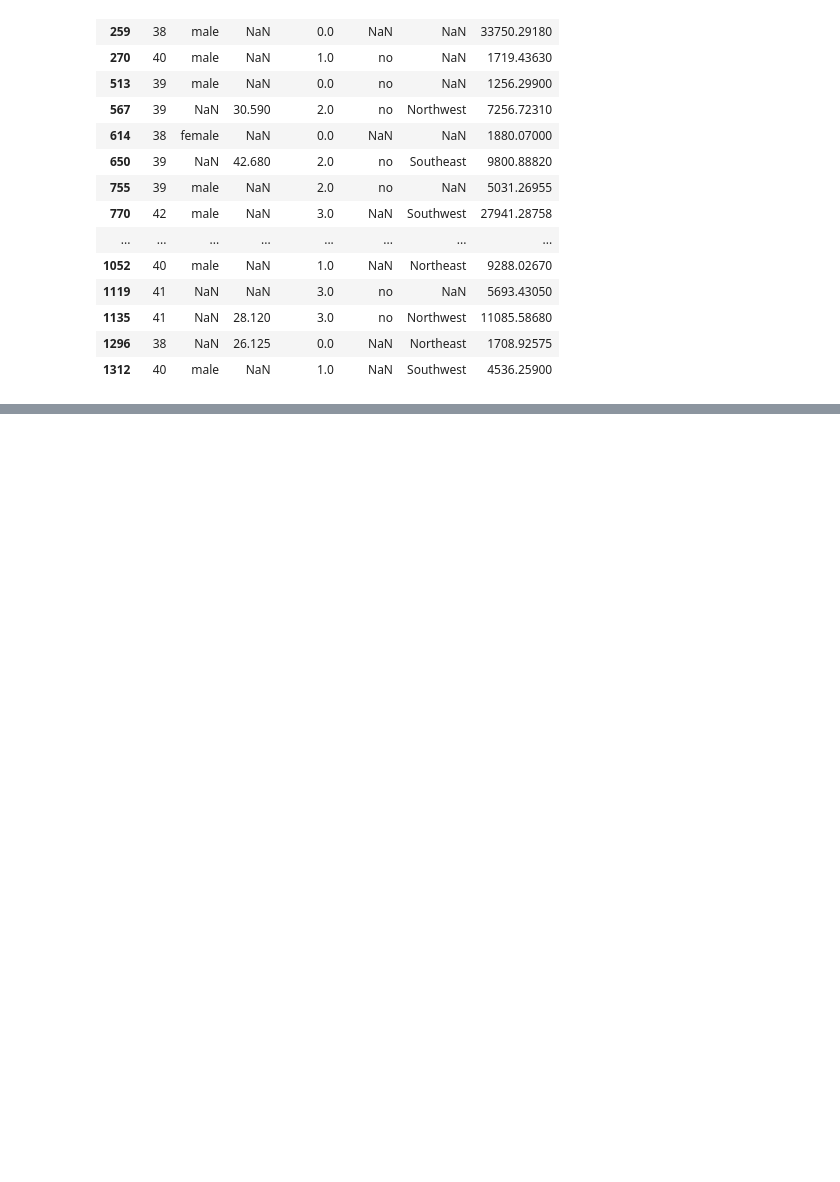
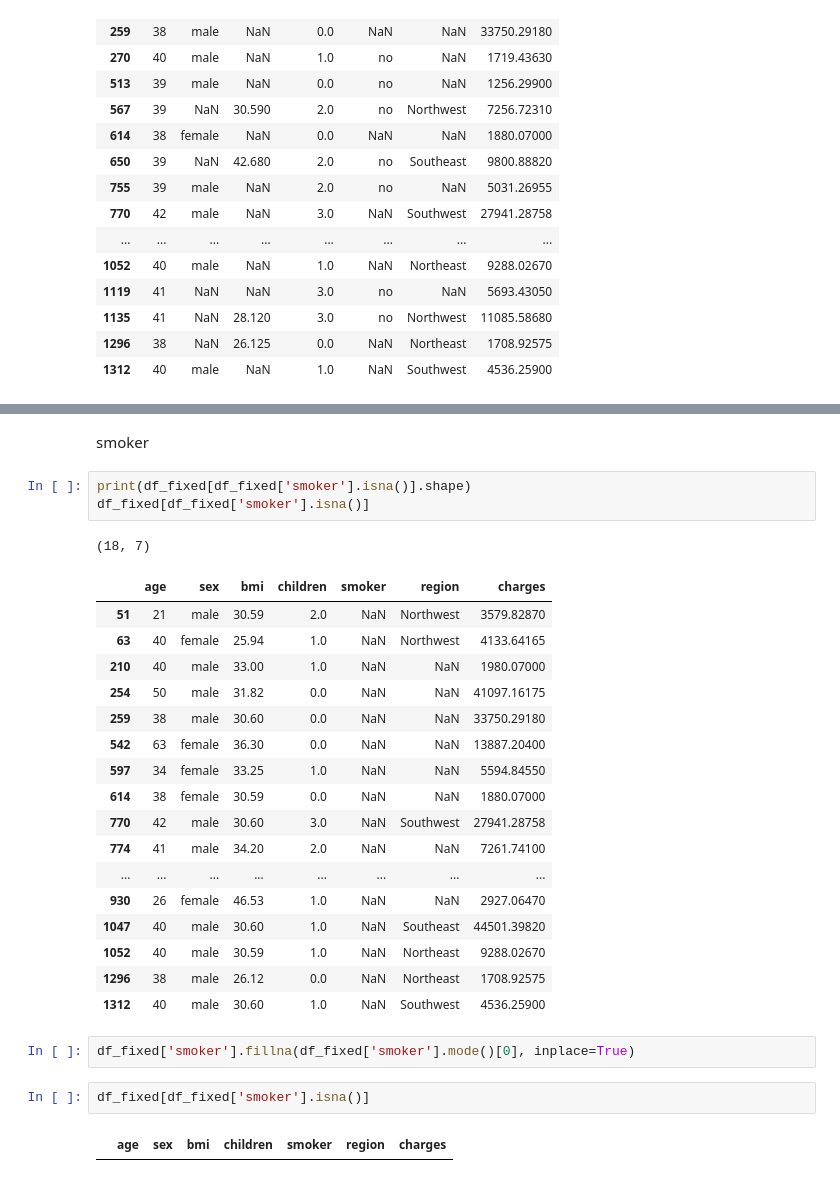
Before and after one commit to ferphy/Healthcare-Insurance-Costs-Regression, a Jupyter notebook: notebook.ipynb, the cells around one changed output, grey strips where cells are left out. Drawn from its saved outputs; the diff is of its cells as text; blank space fills up the shorter version.

```diff
--- a/notebook.ipynb
+++ b/notebook.ipynb
@@ -532,0 +742,30 @@ df_fixed.loc[index_age_wrong]
+# %% [markdown]
+smoker
+# %%
+print(df_fixed[df_fixed['smoker'].isna()].shape)
+df_fixed[df_fixed['smoker'].isna()]
+# %% [output]
+(18, 7)
+|  | age | sex | bmi | children | smoker | region | charges |
+| 51 | 21 | male | 30.59 | 2.0 | NaN | Northwest | 3579.82870 |
+| 63 | 40 | female | 25.94 | 1.0 | NaN | Northwest | 4133.64165 |
+| 210 | 40 | male | 33.00 | 1.0 | NaN | NaN | 1980.07000 |
+| 254 | 50 | male | 31.82 | 0.0 | NaN | NaN | 41097.16175 |
+| 259 | 38 | male | 30.60 | 0.0 | NaN | NaN | 33750.29180 |
+| 542 | 63 | female | 36.30 | 0.0 | NaN | NaN | 13887.20400 |
+| 597 | 34 | female | 33.25 | 1.0 | NaN | NaN | 5594.84550 |
+| 614 | 38 | female | 30.59 | 0.0 | NaN | NaN | 1880.07000 |
+| 770 | 42 | male | 30.60 | 3.0 | NaN | Southwest | 27941.28758 |
+| 774 | 41 | male | 34.20 | 2.0 | NaN | NaN | 7261.74100 |
+| ... | ... | ... | ... | ... | ... | ... | ... |
+| 930 | 26 | female | 46.53 | 1.0 | NaN | NaN | 2927.06470 |
+| 1047 | 40 | male | 30.60 | 1.0 | NaN | Southeast | 44501.39820 |
+| 1052 | 40 | male | 30.59 | 1.0 | NaN | Northeast | 9288.02670 |
+| 1296 | 38 | male | 26.12 | 0.0 | NaN | Northeast | 1708.92575 |
+| 1312 | 40 | male | 30.60 | 1.0 | NaN | Southwest | 4536.25900 |
+# %%
+df_fixed['smoker'].fillna(df_fixed['smoker'].mode()[0], inplace=True)
+# %%
+df_fixed[df_fixed['smoker'].isna()]
+# %% [output]
+|  | age | sex | bmi | children | smoker | region | charges |
```
Also changed, not shown: parts of 26 cells of this notebook.
